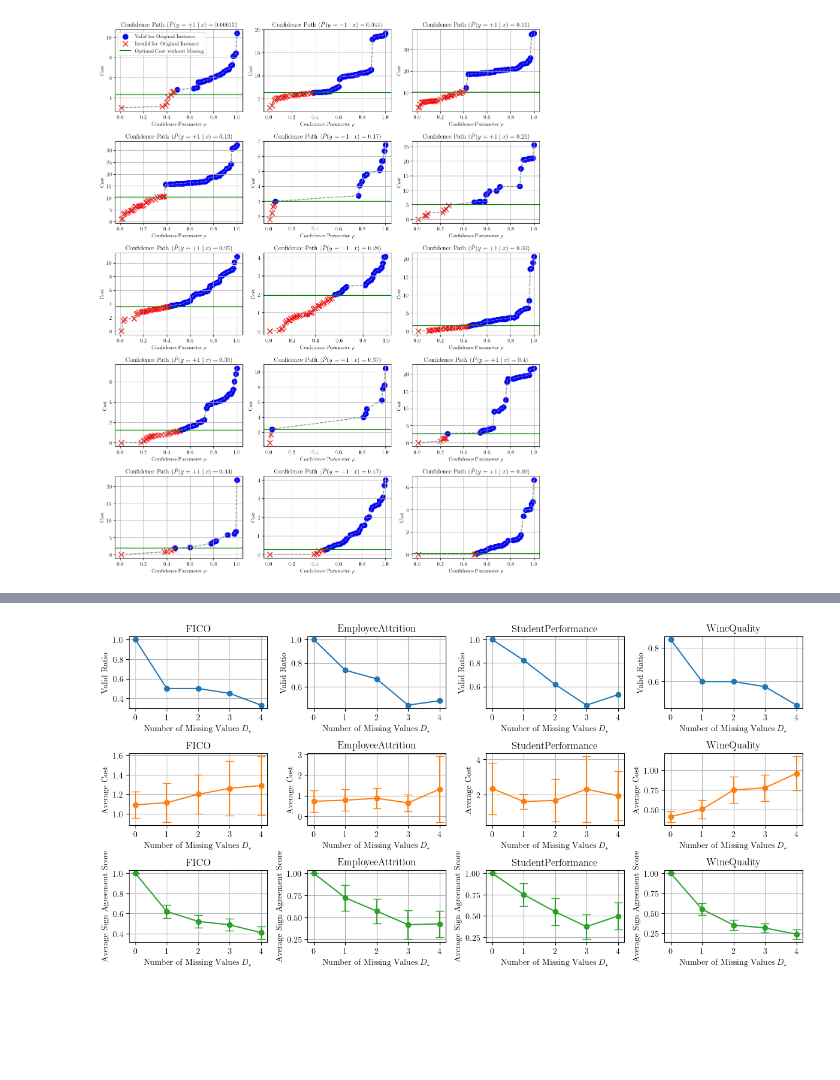
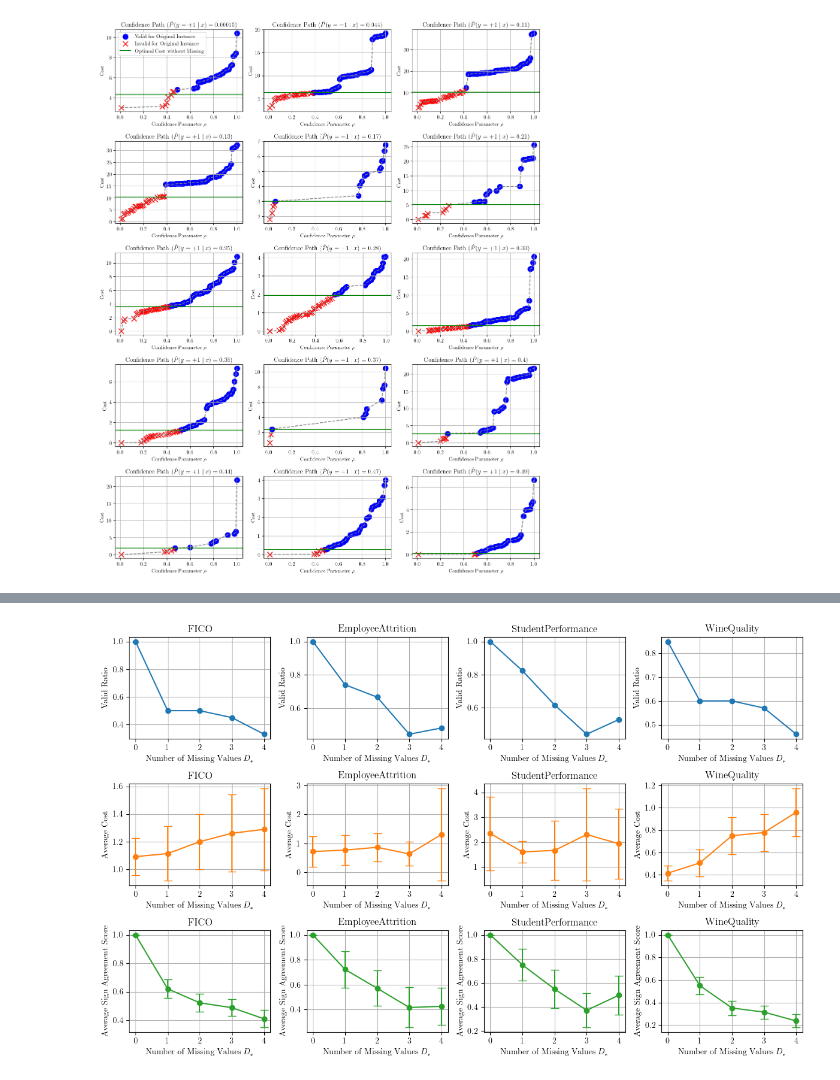
Before and after one commit to kelicht/armin, a Jupyter notebook: plot.ipynb, the cells around one changed output, grey strips where cells are left out. Saved outputs shown, nothing was run; the diff lists cells and outputs as text; code cells hidden in the pictures; blank space fills up the shorter version.

```diff
--- a/plot.ipynb
+++ b/plot.ipynb
@@ -428,5 +428,5 @@ plt.savefig('./fig/appendix/sens_sampling.pdf', bbox_inches='tight', pad_inches=
 # %%
-fig = plt.figure(figsize=(12, 6))
+fig = plt.figure(figsize=(12, 7.5))
 N_MISSINGS = [0, 1, 2, 3, 4]
 
 for i, dataset in enumerate(DATASETS):
@@ -436,31 +436,31 @@ for i, dataset in enumerate(DATASETS):
     valid_mean = df.groupby('n_missing')['valid'].mean().values
     plt.plot(N_MISSINGS, valid_mean, marker='o', c='tab:blue')
     plt.xlabel(r'Number of Missing Values $D_{\ast}$')
     plt.ylabel('Valid Ratio')
     plt.title('{}'.format(DATASETS_FULL[dataset]))
     plt.grid()
 
     plt.subplot(3, len(DATASETS), len(DATASETS) + i + 1)
     cost_mean = df.groupby('n_missing')['cost'].mean().values
     cost_ci = [confidence_interval(df[df.n_missing == n_missing]['cost'].values) for n_missing in N_MISSINGS]
     plt.errorbar(N_MISSINGS, cost_mean, cost_ci, marker='o', capsize=5, c='tab:orange')
     plt.xlabel(r'Number of Missing Values $D_{\ast}$')
     plt.ylabel('Average Cost')
     plt.title('{}'.format(DATASETS_FULL[dataset]))
     plt.grid()
 
     plt.subplot(3, len(DATASETS), 2 * len(DATASETS) + i + 1)
     sas_mean = df.groupby('n_missing')['sign_agreement'].mean().values
     sas_ci = [confidence_interval(df[df.n_missing == n_missing]['sign_agreement'].values) for n_missing in N_MISSINGS]
     plt.errorbar(N_MISSINGS, sas_mean, sas_ci, marker='o', capsize=5, c='tab:green')
     plt.xlabel(r'Number of Missing Values $D_{\ast}$')
     plt.ylabel('Average Sign Agreement Score')
     plt.title('{}'.format(DATASETS_FULL[dataset]))
     plt.grid()
 
 plt.tight_layout()
 
 plt.savefig('./fig/appendix/gbdt.png', bbox_inches='tight', pad_inches=0.01)
 plt.savefig('./fig/appendix/gbdt.pdf', bbox_inches='tight', pad_inches=0.01)
 # %% [output]
-[figure, old version]
+[figure, new version]
```
Also changed, not shown: parts of 2 cells of this notebook, 6 other files.
